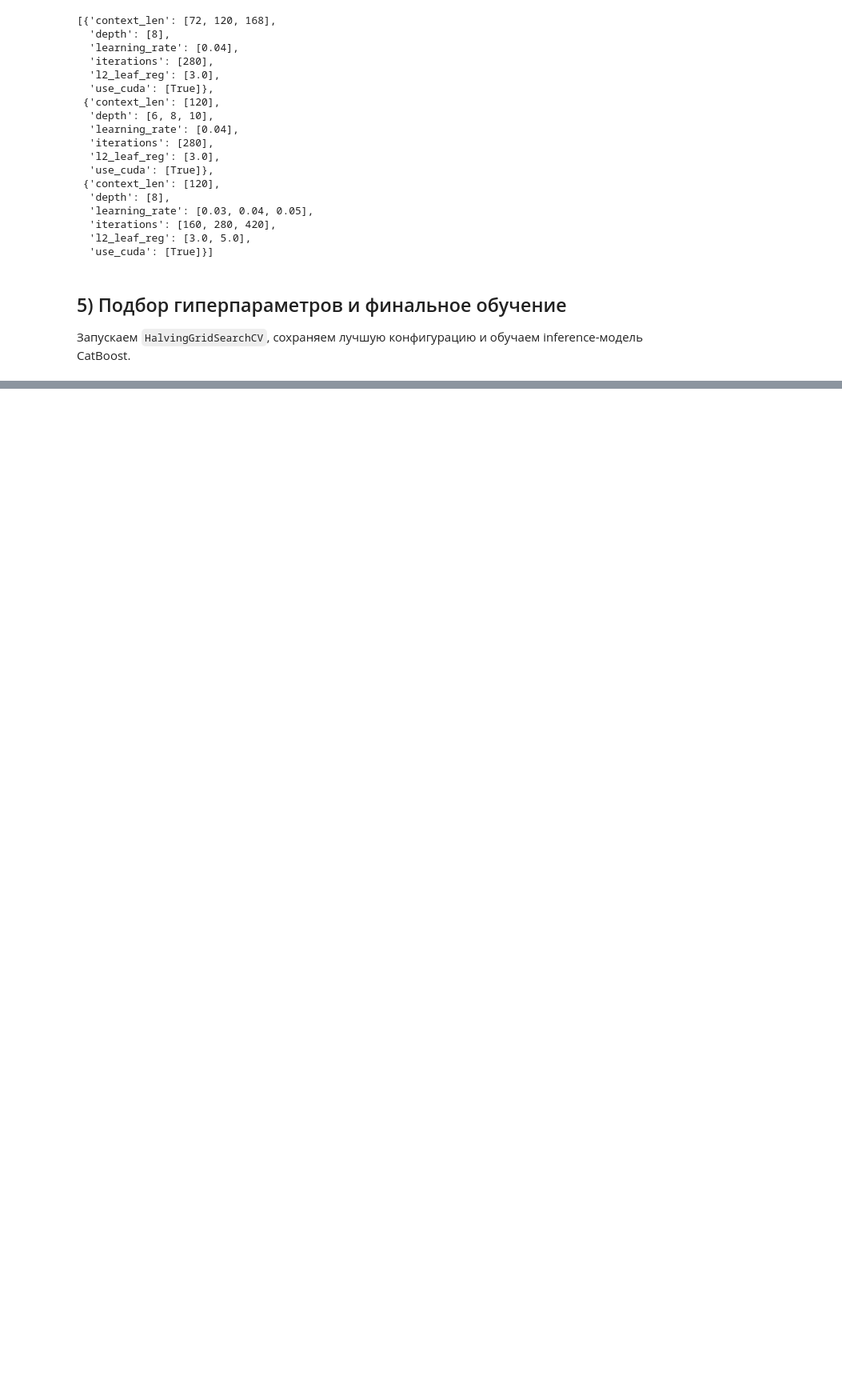
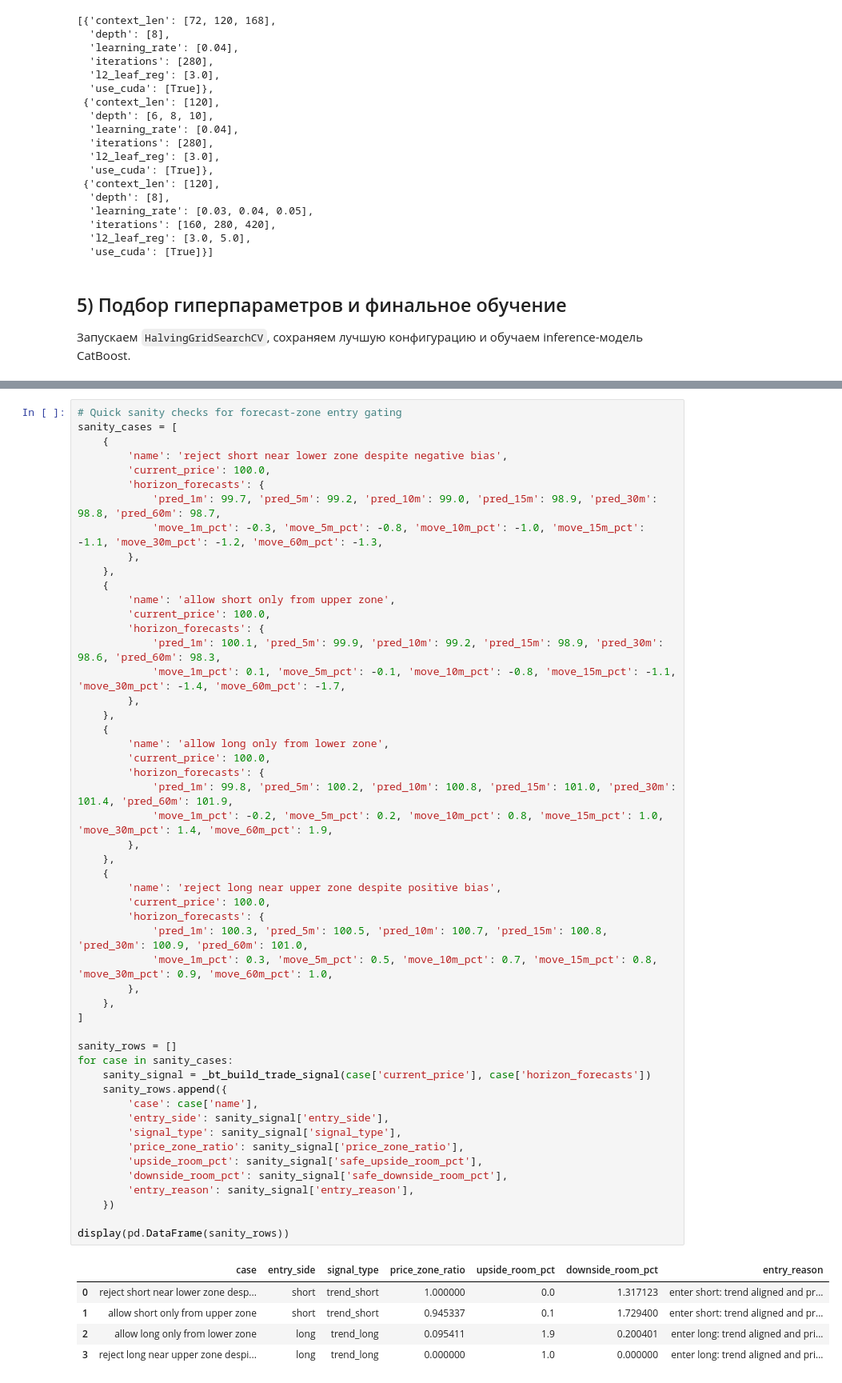
Before and after one commit to SHA-inc-unity/VKR_2026_ModelBase, a Jupyter notebook: timeseries_catboost_pipeline.ipynb, the cells around one changed output, grey strips where cells are left out. Shown at 80% size. Saved outputs shown, nothing was run; the diff lists cells and outputs as text; blank space fills up the shorter version.

```diff
--- a/timeseries_catboost_pipeline.ipynb
+++ b/timeseries_catboost_pipeline.ipynb
@@ -928,0 +2898,57 @@ Rolling benchmark summary:
+# %%
+# Quick sanity checks for forecast-zone entry gating
+sanity_cases = [
+    {
+        'name': 'reject short near lower zone despite negative bias',
+        'current_price': 100.0,
+        'horizon_forecasts': {
+            'pred_1m': 99.7, 'pred_5m': 99.2, 'pred_10m': 99.0, 'pred_15m': 98.9, 'pred_30m': 98.8, 'pred_60m': 98.7,
+            'move_1m_pct': -0.3, 'move_5m_pct': -0.8, 'move_10m_pct': -1.0, 'move_15m_pct': -1.1, 'move_30m_pct': -1.2, 'move_60m_pct': -1.3,
+        },
+    },
+    {
+        'name': 'allow short only from upper zone',
+        'current_price': 100.0,
+        'horizon_forecasts': {
+            'pred_1m': 100.1, 'pred_5m': 99.9, 'pred_10m': 99.2, 'pred_15m': 98.9, 'pred_30m': 98.6, 'pred_60m': 98.3,
+            'move_1m_pct': 0.1, 'move_5m_pct': -0.1, 'move_10m_pct': -0.8, 'move_15m_pct': -1.1, 'move_30m_pct': -1.4, 'move_60m_pct': -1.7,
+        },
+    },
+    {
+        'name': 'allow long only from lower zone',
+        'current_price': 100.0,
+        'horizon_forecasts': {
+            'pred_1m': 99.8, 'pred_5m': 100.2, 'pred_10m': 100.8, 'pred_15m': 101.0, 'pred_30m': 101.4, 'pred_60m': 101.9,
+            'move_1m_pct': -0.2, 'move_5m_pct': 0.2, 'move_10m_pct': 0.8, 'move_15m_pct': 1.0, 'move_30m_pct': 1.4, 'move_60m_pct': 1.9,
+        },
+    },
+    {
+        'name': 'reject long near upper zone despite positive bias',
+        'current_price': 100.0,
+        'horizon_forecasts': {
+            'pred_1m': 100.3, 'pred_5m': 100.5, 'pred_10m': 100.7, 'pred_15m': 100.8, 'pred_30m': 100.9, 'pred_60m': 101.0,
+            'move_1m_pct': 0.3, 'move_5m_pct': 0.5, 'move_10m_pct': 0.7, 'move_15m_pct': 0.8, 'move_30m_pct': 0.9, 'move_60m_pct': 1.0,
+        },
+    },
+]
+
+sanity_rows = []
+for case in sanity_cases:
+    sanity_signal = _bt_build_trade_signal(case['current_price'], case['horizon_forecasts'])
+    sanity_rows.append({
+        'case': case['name'],
+        'entry_side': sanity_signal['entry_side'],
+        'signal_type': sanity_signal['signal_type'],
+        'price_zone_ratio': sanity_signal['price_zone_ratio'],
+        'upside_room_pct': sanity_signal['safe_upside_room_pct'],
+        'downside_room_pct': sanity_signal['safe_downside_room_pct'],
+        'entry_reason': sanity_signal['entry_reason'],
+    })
+
+display(pd.DataFrame(sanity_rows))
+# %% [output]
+|  | case | entry_side | signal_type | price_zone_ratio | upside_room_pct | downside_room_pct | entry_reason |
+| 0 | reject short near lower zone desp... | short | trend_short | 1.000000 | 0.0 | 1.317123 | enter short: trend aligned and pr... |
+| 1 | allow short only from upper zone | short | trend_short | 0.945337 | 0.1 | 1.729400 | enter short: trend aligned and pr... |
+| 2 | allow long only from lower zone | long | trend_long | 0.095411 | 1.9 | 0.200401 | enter long: trend aligned and pri... |
+| 3 | reject long near upper zone despi... | long | trend_long | 0.000000 | 1.0 | 0.000000 | enter long: trend aligned and pri... |
```
Also changed, not shown: parts of 14 cells of this notebook, 16 other files.
